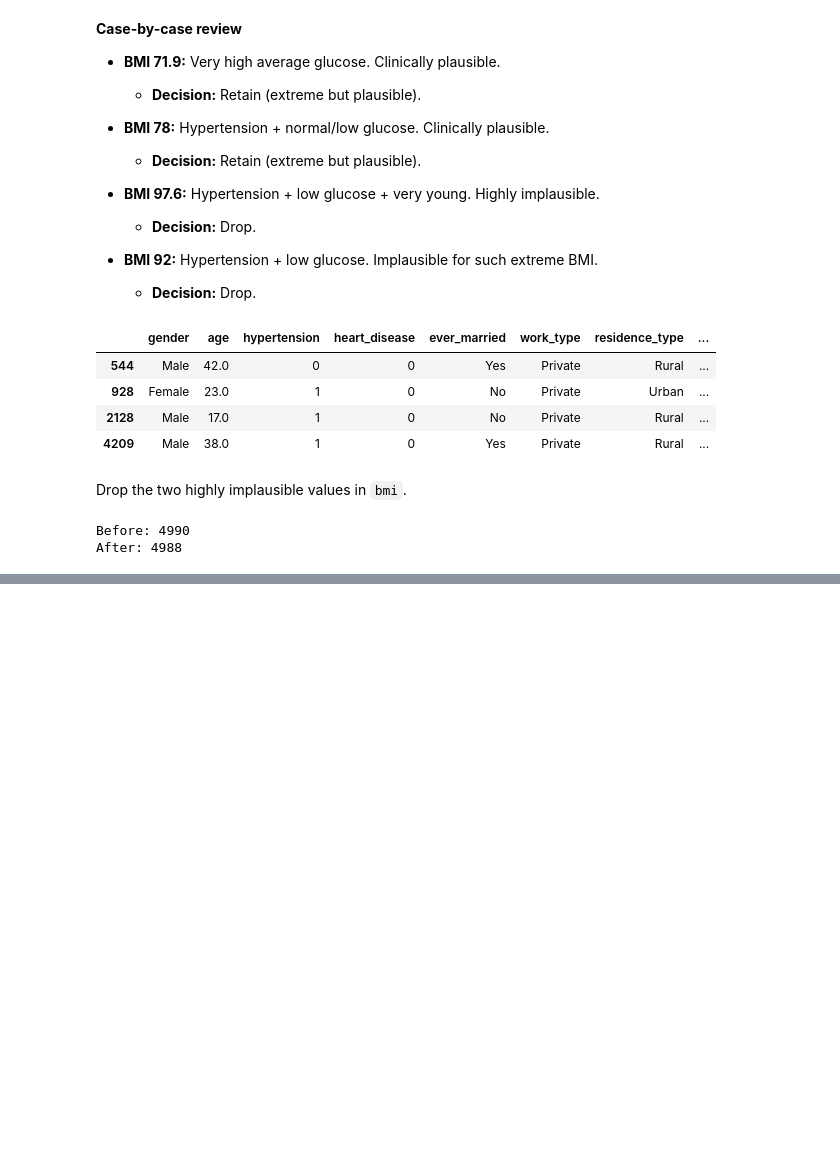
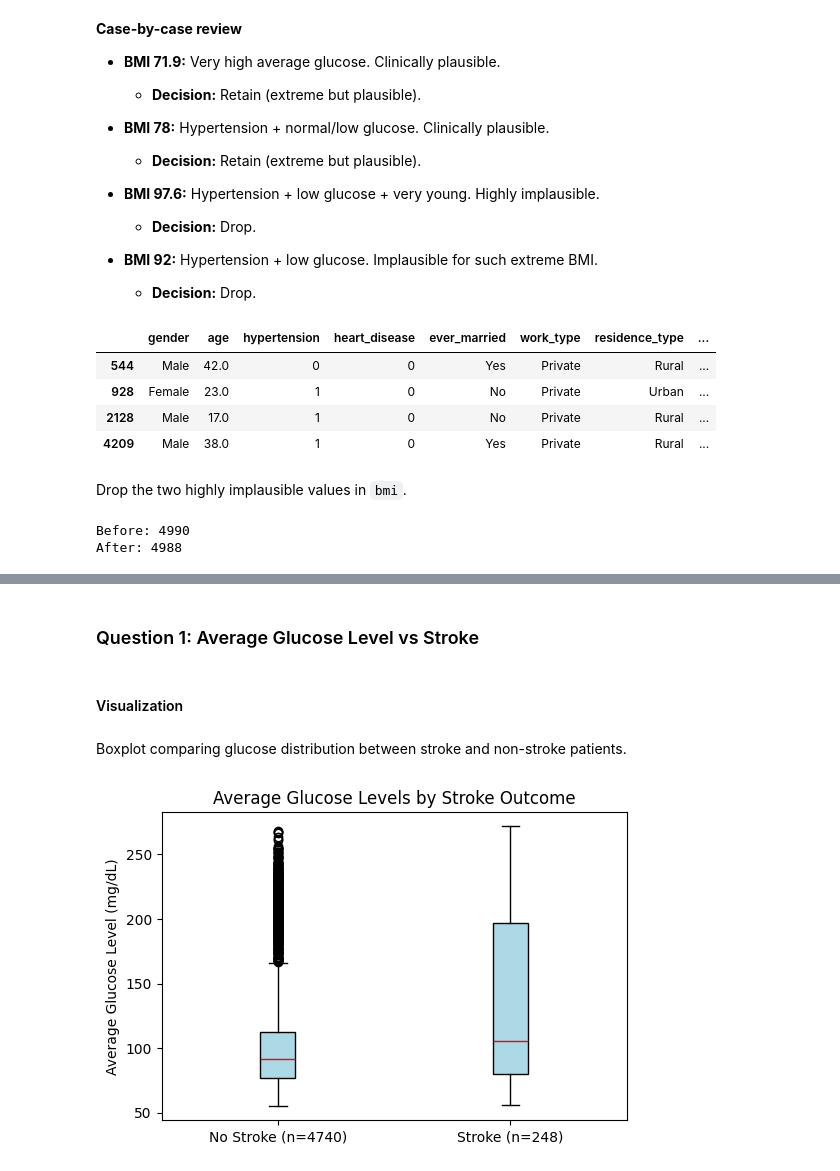
Before and after one commit to Yasir-4/data-science-practice, a Jupyter notebook: projects/mini-projects/stroke-analysis-mini-project.ipynb, the cells around one changed output, grey strips where cells are left out. Cells and saved outputs as stored; diff of their text form; code cells hidden in the pictures; blank space fills up the shorter version.

```diff
--- a/projects/mini-projects/stroke-analysis-mini-project.ipynb
+++ b/projects/mini-projects/stroke-analysis-mini-project.ipynb
@@ -20,10 +20,13 @@ Dataset Source: [Kaggle Stroke Prediction Dataset](https://www.kaggle.com/datase
 # Core libraries
 import pandas as pd
 import numpy as np
+from scipy.stats import mannwhitneyu
 
 # Visualization libraries
 import matplotlib.pyplot as plt
-import seaborn as sns
+
+# Set global plot style
+plt.rcParams["figure.figsize"] = (6, 4)
 
 # Load dataset
 stroke_df = pd.read_csv("healthcare-dataset-stroke-data.csv")
@@ -537,0 +547,29 @@ After: 4988
+# %% [markdown]
+### Question 1: Average Glucose Level vs Stroke
+# %% [markdown]
+#### Visualization
+# %% [markdown]
+Boxplot comparing glucose distribution between stroke and non-stroke patients.
+# %%
+# Separate groups
+glucose_no_stroke = stroke_df_cleaned[stroke_df_cleaned["stroke"] == 0]["avg_glucose_level"]
+glucose_stroke = stroke_df_cleaned[stroke_df_cleaned["stroke"] == 1]["avg_glucose_level"]
+
+# Sample sizes
+n_no_stroke = len(glucose_no_stroke)
+n_stroke = len(glucose_stroke)
+
+# Boxplot
+plt.figure()
+plt.boxplot(
+    [glucose_no_stroke, glucose_stroke],
+    tick_labels=[f"No Stroke (n={n_no_stroke})", f"Stroke (n={n_stroke})"],
+    patch_artist=True,
+    boxprops=dict(facecolor = "lightblue"),
+    medianprops=dict(color= "red")
+)
+plt.title("Average Glucose Levels by Stroke Outcome")
+plt.ylabel("Average Glucose Level (mg/dL)")
+plt.show()
+# %% [output]
+[figure, added]
```
Also changed, not shown: parts of 24 cells of this notebook.
